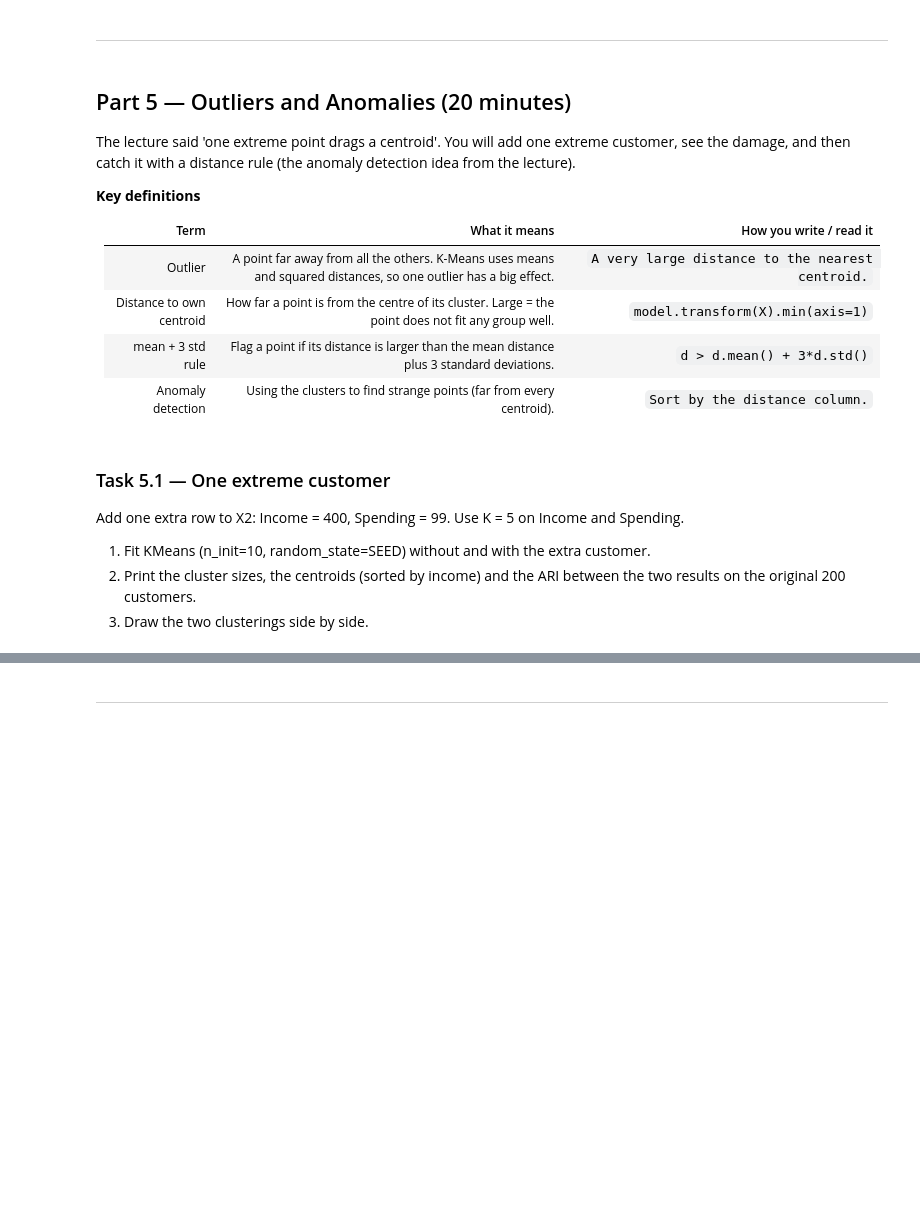
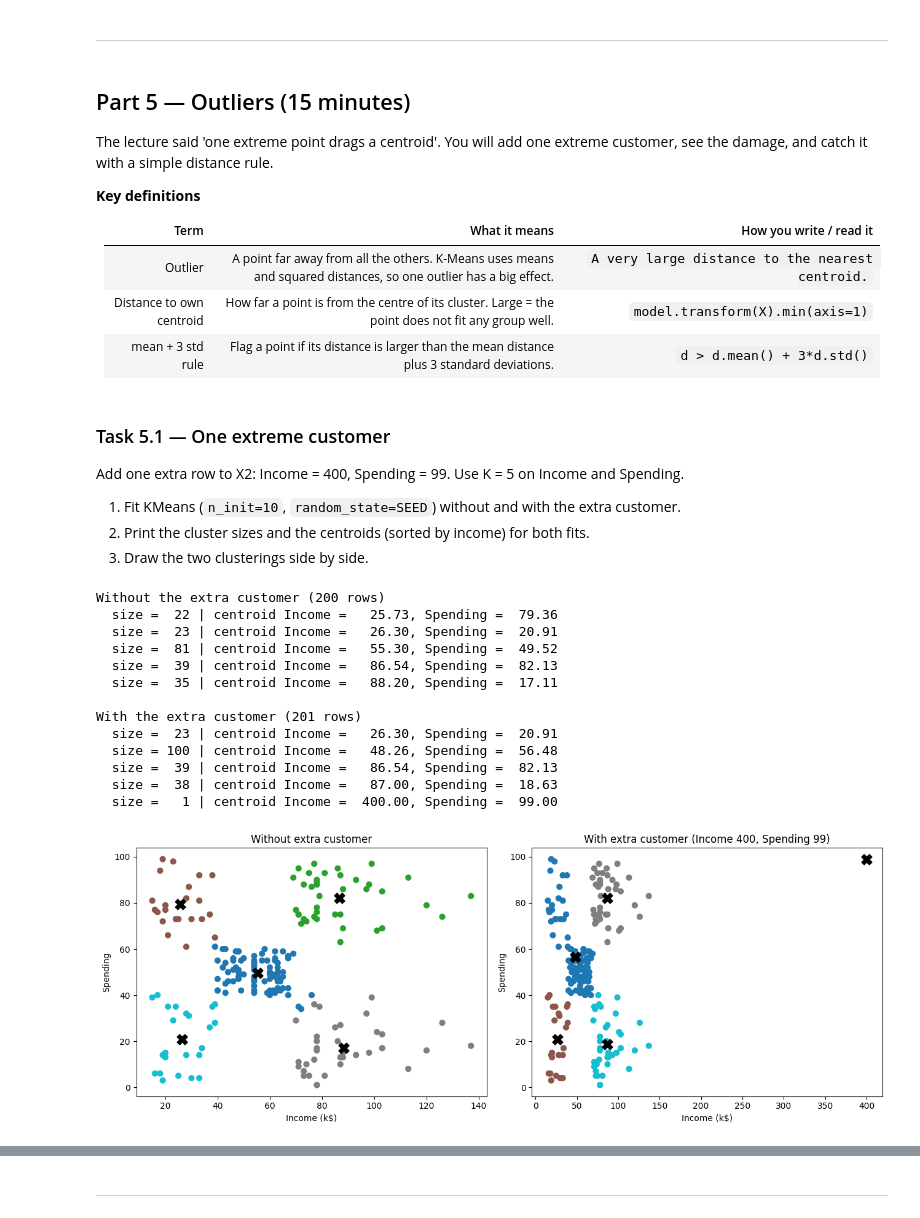
Before and after one commit to Ritika-Lund/Machine-learning-Lab, a Jupyter notebook: LAB 10/Lab10_KMeans_Clustering_Template.ipynb, the cells around one changed output, grey strips where cells are left out. Drawn from its saved outputs; the diff is of its cells as text; code cells hidden in the pictures; blank space fills up the shorter version.

```diff
--- a/LAB 10/Lab10_KMeans_Clustering_Template.ipynb
+++ b/LAB 10/Lab10_KMeans_Clustering_Template.ipynb
@@ -727,9 +666,9 @@ Compare the three views in one picture.
 # %% [markdown]
 ---
 # %% [markdown]
-## Part 5 — Outliers and Anomalies (20 minutes)
+## Part 5 — Outliers (15 minutes)
 
-The lecture said 'one extreme point drags a centroid'. You will add one extreme customer, see the damage, and then catch it with a distance rule (the anomaly detection idea from the lecture).
+The lecture said 'one extreme point drags a centroid'. You will add one extreme customer, see the damage, and catch it with a simple distance rule.
 
 **Key definitions**
 
@@ -738,12 +677,11 @@ The lecture said 'one extreme point drags a centroid'. You will add one extreme
 | Outlier | A point far away from all the others. K-Means uses means and squared distances, so one outlier has a big effect. | `A very large distance to the nearest centroid.` |
 | Distance to own centroid | How far a point is from the centre of its cluster. Large = the point does not fit any group well. | `model.transform(X).min(axis=1)` |
 | mean + 3 std rule | Flag a point if its distance is larger than the mean distance plus 3 standard deviations. | `d > d.mean() + 3*d.std()` |
-| Anomaly detection | Using the clusters to find strange points (far from every centroid). | `Sort by the distance column.` |
 # %% [markdown]
 ### Task 5.1 — One extreme customer
 
 Add one extra row to X2: Income = 400, Spending = 99. Use K = 5 on Income and Spending.
 
-1. Fit KMeans (n_init=10, random_state=SEED) without and with the extra customer.
-2. Print the cluster sizes, the centroids (sorted by income) and the ARI between the two results on the original 200 customers.
+1. Fit KMeans (`n_init=10`, `random_state=SEED`) without and with the extra customer.
+2. Print the cluster sizes and the centroids (sorted by income) for both fits.
 3. Draw the two clusterings side by side.
@@ -753,0 +688,53 @@ Add one extra row to X2: Income = 400, Spending = 99. Use K = 5 on Income and Sp
+# %%
+# YOUR CODE HERE
+X2 = df[['Income', 'Spending']].values.astype(float)
+X_out = np.vstack([X2, [400, 99]])                  # 201 rows, last one is the extra customer
+
+model_orig = KMeans(n_clusters=5, n_init=10, random_state=SEED).fit(X2)
+model_out  = KMeans(n_clusters=5, n_init=10, random_state=SEED).fit(X_out)
+
+def show(model, title):
+    order = np.argsort(model.cluster_centers_[:, 0])         # sort clusters by income
+    sizes = np.bincount(model.labels_, minlength=5)
+    print(title)
+    for k in order:
+        c = model.cluster_centers_[k]
+        print(f'  size = {sizes[k]:3d} | centroid Income = {c[0]:7.2f}, Spending = {c[1]:6.2f}')
+    print()
+
+show(model_orig, 'Without the extra customer (200 rows)')
+show(model_out,  'With the extra customer (201 rows)')
+
+fig, ax = plt.subplots(1, 2, figsize=(13, 5))
+
+ax[0].scatter(X2[:, 0], X2[:, 1], c=model_orig.labels_, cmap='tab10', s=40)
+ax[0].scatter(model_orig.cluster_centers_[:, 0], model_orig.cluster_centers_[:, 1],
+              c='black', marker='X', s=150)
+ax[0].set_title('Without extra customer')
+
+ax[1].scatter(X_out[:, 0], X_out[:, 1], c=model_out.labels_, cmap='tab10', s=40)
+ax[1].scatter(model_out.cluster_centers_[:, 0], model_out.cluster_centers_[:, 1],
+              c='black', marker='X', s=150)
+ax[1].set_title('With extra customer (Income 400, Spending 99)')
+
+for a in ax:
+    a.set_xlabel('Income (k$)')
+    a.set_ylabel('Spending')
+
+plt.tight_layout()
+plt.show()
+# %% [output]
+Without the extra customer (200 rows)
+  size =  22 | centroid Income =   25.73, Spending =  79.36
+  size =  23 | centroid Income =   26.30, Spending =  20.91
+  size =  81 | centroid Income =   55.30, Spending =  49.52
+  size =  39 | centroid Income =   86.54, Spending =  82.13
+  size =  35 | centroid Income =   88.20, Spending =  17.11
+
+With the extra customer (201 rows)
+  size =  23 | centroid Income =   26.30, Spending =  20.91
+  size = 100 | centroid Income =   48.26, Spending =  56.48
+  size =  39 | centroid Income =   86.54, Spending =  82.13
+  size =  38 | centroid Income =   87.00, Spending =  18.63
+  size =   1 | centroid Income =  400.00, Spending =  99.00
+[figure, added]
```
Also changed, not shown: parts of 104 cells of this notebook, 1 other file.
